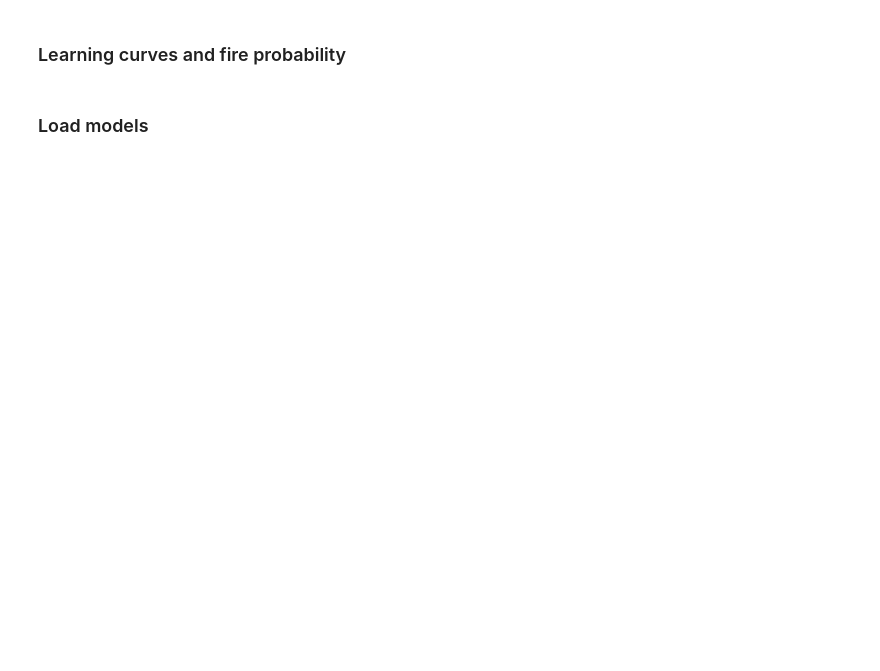
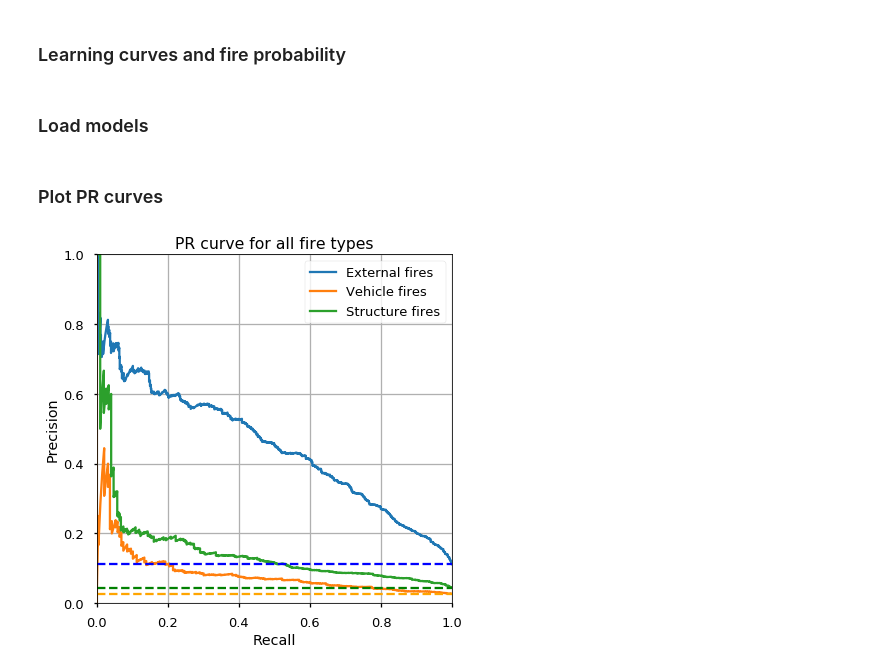
Before and after one commit to rmartinshort/Insight_firepredict, a Jupyter notebook: notebooks/Plot_learning_curves.ipynb, the cells around one changed output. Saved outputs shown, nothing was run; the diff lists cells and outputs as text; code cells hidden in the pictures; blank space fills up the shorter version.

```diff
--- a/notebooks/Plot_learning_curves.ipynb
+++ b/notebooks/Plot_learning_curves.ipynb
@@ -42,3 +43,29 @@ X,y,XholdoutVF,yholdoutVF,Xuseforfuture,holdout,use_for_future = MT.setupdataset
 SF_2018_pred = model_SF.predict_proba(XholdoutSF)
 VF_2018_pred = model_VF.predict_proba(XholdoutVF)
 EF_2018_pred = model_EF.predict_proba(XholdoutEF)
+# %% [markdown]
+### Plot PR curves
+# %%
+precisionEF, recallEF, thresholds = precision_recall_curve(yholdoutEF,EF_2018_pred[:,1])
+precisionVF, recallVF, thresholds = precision_recall_curve(yholdoutVF,VF_2018_pred[:,1])
+precisionSF, recallSF, thresholds = precision_recall_curve(yholdoutSF,SF_2018_pred[:,1])
+# %%
+fig = plt.figure(figsize=(6,6))
+ax = fig.add_subplot(111)
+ax.plot(recallEF,precisionEF,label='External fires')
+ax.plot(recallVF,precisionVF,label='Vehicle fires')
+ax.plot(recallSF,precisionSF,label='Structure fires')
+ax.axhline(precisionEF[0],linestyle='--',color='blue')
+ax.axhline(precisionVF[0],linestyle='--',color='orange')
+ax.axhline(precisionSF[0],linestyle='--',color='green')
+plt.xlabel('Recall')
+plt.ylabel('Precision')
+plt.grid()
+plt.title('PR curve for all fire types')
+plt.tight_layout()
+plt.ylim([0,1])
+plt.xlim([0,1])
+plt.legend()
+plt.savefig('PR_curves.png',dpi=400)
+# %% [output]
+[figure, added]
```
Also changed, not shown: parts of 7 cells of this notebook, 32 other files.
